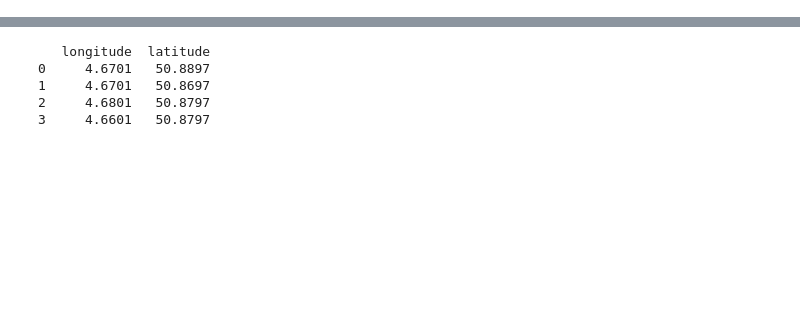
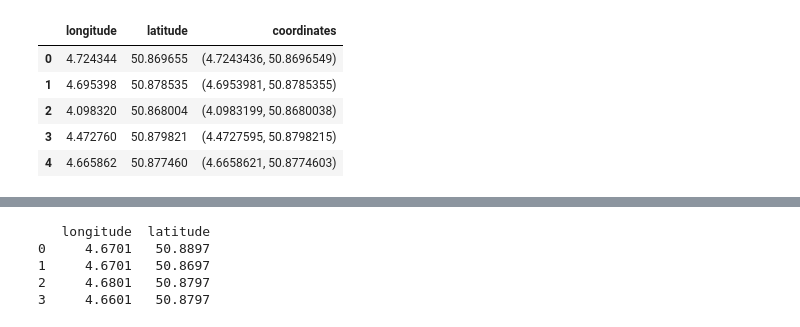
Before and after one commit to Leowiser/AED-Route-Optimization-MDA-Project, a Jupyter notebook: Try new version.ipynb, the cells around one changed output, grey strips where cells are left out. Cells and saved outputs as stored; diff of their text form; code cells hidden in the pictures; blank space fills up the shorter version.

```diff
--- a/Try new version.ipynb
+++ b/Try new version.ipynb
@@ -8,0 +7,44 @@ patient = (4.6701, 50.8797)
+# %%
+amb_loc = pd.read_parquet("Data/ambulance_locations.parquet.gzip")
+Ambulances = amb_loc[amb_loc['province']=='Vlaams-Brabant']
+# Only keep rows that contain 30 as all postla code of Leuven start with 30
+Ambulances = Ambulances[Ambulances['departure_location'].str.contains('30')]
+Ambulances = Ambulances.reset_index(drop = True)
+df = pd.DataFrame()
+df['Name'] = Ambulances['departure_location_number']
+df['longitude'] = Ambulances['longitude']
+df['latitude'] = Ambulances['latitude']
+# %%
+pit_loc = pd.read_parquet("Data/pit_locations.parquet.gzip")
+Pit = pit_loc[pit_loc['province']=='Vlaams Brabant/Brabant flamand']
+Pit = Pit.reset_index(drop = True)
+Pit = Pit[Pit['ambucode']==288]
+Pit = Pit.reset_index(drop = True)
+df_2 = pd.DataFrame()
+df_2['Name'] = Pit['unit_id']
+df_2['longitude'] = 4.6716518
+df_2['latitude'] = 50.8791702
+# %%
+mug_loc = pd.read_parquet("Data/mug_locations.parquet.gzip")
+Mug = mug_loc[mug_loc['province']=='Vlaams-Brabant']
+Mug = Mug[Mug['postal_code']==3000]
+Mug = Mug.reset_index(drop = True)
+
+# Googled the latitude and longitude
+df_3 = pd.DataFrame()
+df_3['Name'] = Mug['hospital_id']
+df_3['longitude'] = 4.6690603
+df_3['latitude'] = 50.8784361
+# %%
+df_vectors = pd.concat([df, df_2, df_3], ignore_index = True)
+df_vectors['coordinates'] =  list(zip(df_vectors.loc[:,'longitude'], df_vectors.loc[:,'latitude']))
+Vectors = df_vectors[['longitude', 'latitude','coordinates']]
+# %%
+Vectors.head()
+# %% [output]
+|  | longitude | latitude | coordinates |
+| 0 | 4.724344 | 50.869655 | (4.7243436, 50.8696549) |
+| 1 | 4.695398 | 50.878535 | (4.6953981, 50.8785355) |
+| 2 | 4.098320 | 50.868004 | (4.0983199, 50.8680038) |
+| 3 | 4.472760 | 50.879821 | (4.4727595, 50.8798215) |
+| 4 | 4.665862 | 50.877460 | (4.6658621, 50.8774603) |
```
Also changed, not shown: parts of 15 cells of this notebook, 3 other files.
